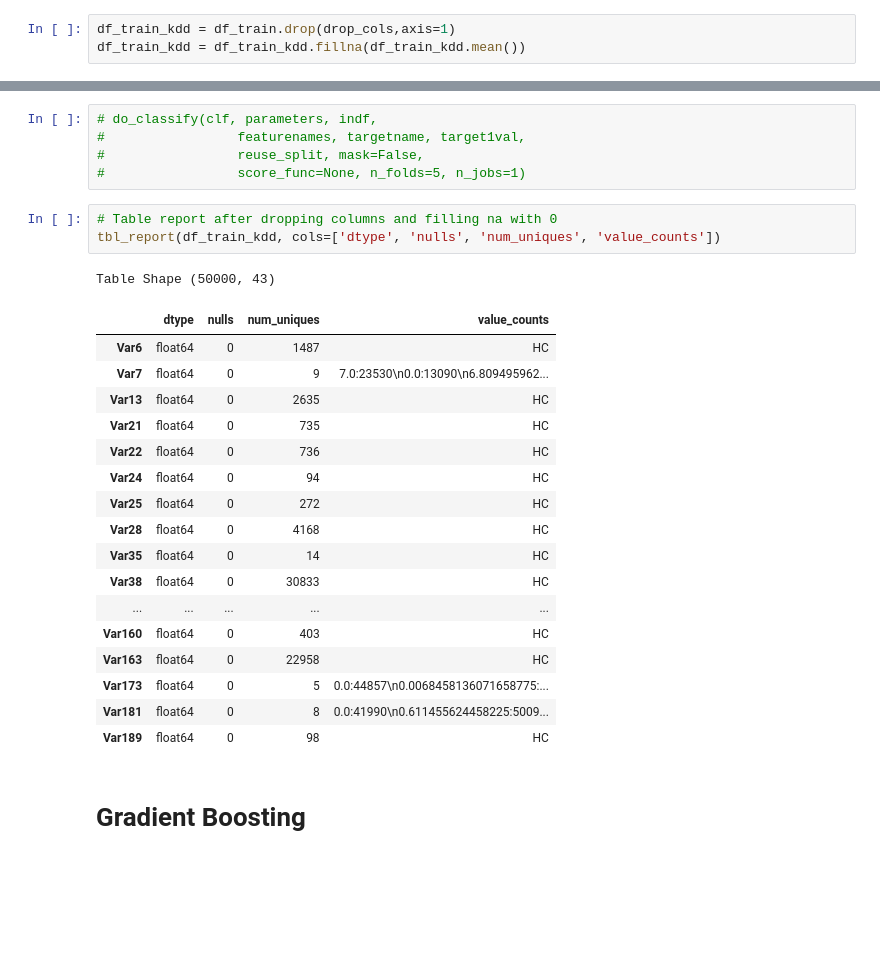
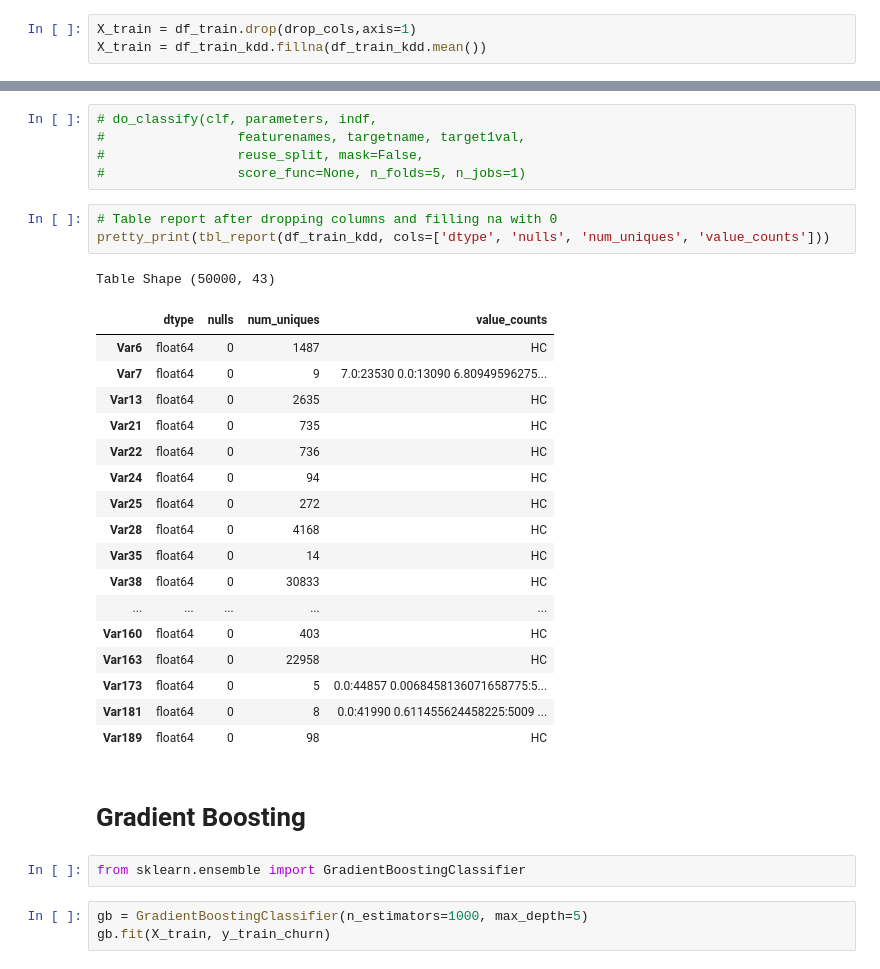
Before and after one commit to akshaypt7/customer_relationship_prediction, a Jupyter notebook: KDD_cup_boosting.ipynb, the cells around one changed output, grey strips where cells are left out. Saved outputs shown, nothing was run; the diff lists cells and outputs as text; blank space fills up the shorter version.

Commit message:
Renaming df_train to X_train

```diff
--- a/KDD_cup_boosting.ipynb
+++ b/KDD_cup_boosting.ipynb
@@ -167,6 +167,6 @@ print("Total columns to be dropped =",len(drop_cols))
 # %% [output]
 Total columns to be dropped = 187
 # %%
-df_train_kdd = df_train.drop(drop_cols,axis=1)
-df_train_kdd = df_train_kdd.fillna(df_train_kdd.mean())
+X_train = df_train.drop(drop_cols,axis=1)
+X_train = df_train_kdd.fillna(df_train_kdd.mean())
 # %%
@@ -271,12 +271,12 @@ Accuracy on training data: 0.93
 #                 score_func=None, n_folds=5, n_jobs=1)
 # %%
 # Table report after dropping columns and filling na with 0
-tbl_report(df_train_kdd, cols=['dtype', 'nulls', 'num_uniques', 'value_counts'])
+pretty_print(tbl_report(df_train_kdd, cols=['dtype', 'nulls', 'num_uniques', 'value_counts']))
 # %% [output]
 Table Shape (50000, 43)
 |  | dtype | nulls | num_uniques | value_counts |
 | Var6 | float64 | 0 | 1487 | HC |
-| Var7 | float64 | 0 | 9 | 7.0:23530\n0.0:13090\n6.809495962... |
+| Var7 | float64 | 0 | 9 | 7.0:23530 0.0:13090 6.80949596275... |
 | Var13 | float64 | 0 | 2635 | HC |
 | Var21 | float64 | 0 | 735 | HC |
 | Var22 | float64 | 0 | 736 | HC |
@@ -288,8 +288,13 @@ Table Shape (50000, 43)
 | ... | ... | ... | ... | ... |
 | Var160 | float64 | 0 | 403 | HC |
 | Var163 | float64 | 0 | 22958 | HC |
-| Var173 | float64 | 0 | 5 | 0.0:44857\n0.0068458136071658775:... |
-| Var181 | float64 | 0 | 8 | 0.0:41990\n0.611455624458225:5009... |
+| Var173 | float64 | 0 | 5 | 0.0:44857 0.0068458136071658775:5... |
+| Var181 | float64 | 0 | 8 | 0.0:41990 0.611455624458225:5009 ... |
 | Var189 | float64 | 0 | 98 | HC |
 # %% [markdown]
 # Gradient Boosting
+# %%
+from sklearn.ensemble import GradientBoostingClassifier
+# %%
+gb = GradientBoostingClassifier(n_estimators=1000, max_depth=5)
+gb.fit(X_train, y_train_churn)
```
Also changed, not shown: parts of 3 cells of this notebook.
